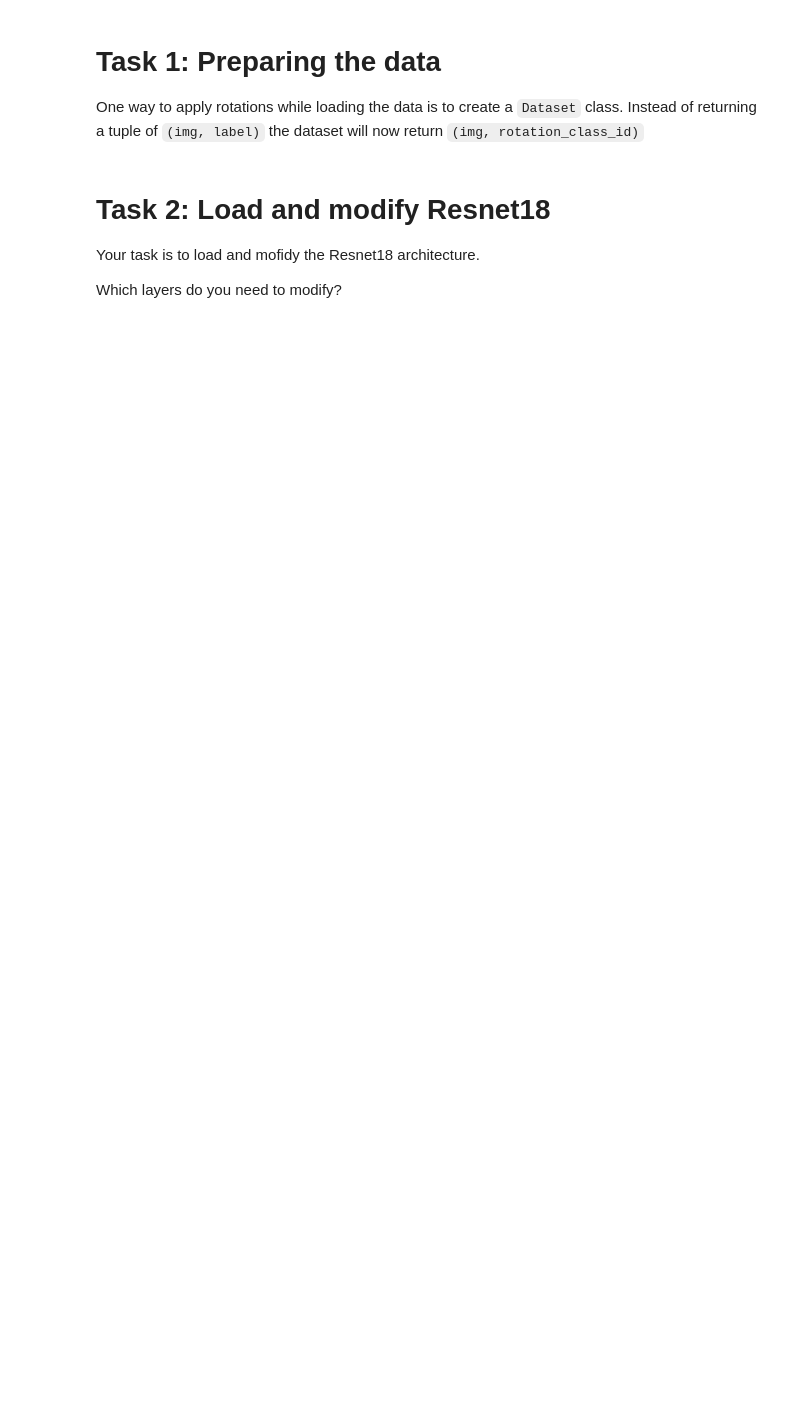
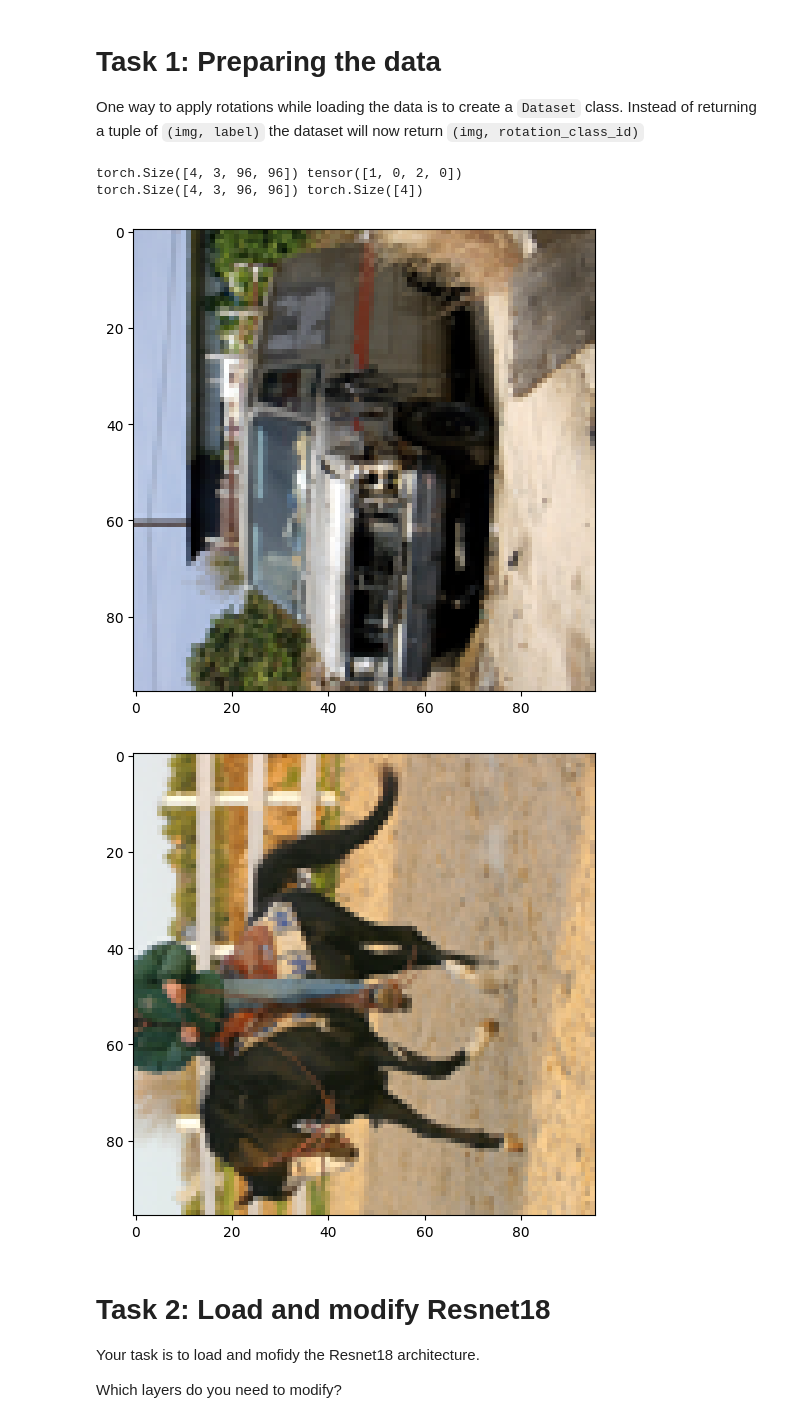
Before and after one commit to dpkass/HHU-Master-Representation-Learning, a Jupyter notebook: assignment_02/rotation_prediction.ipynb, the cells around one changed output. Saved outputs shown, nothing was run; the diff lists cells and outputs as text; code cells hidden in the pictures; blank space fills up the shorter version.

```diff
--- a/assignment_02/rotation_prediction.ipynb
+++ b/assignment_02/rotation_prediction.ipynb
@@ -61,7 +63,7 @@ Instead of returning a tuple of `(img, label)` the dataset will now return `(img
 class STL10Rot(Dataset):
     ### START CODE HERE ### (> 10 line)
     def __init__(self, split, transform=None):
-        self.data = STL10(root='../data', split=split, transform=transform, download=True)
+        self.data = STL10(root='./data', split=split, transform=transform, download=True)
         self.classes = torch.arange(4)
 
     def __len__(self): return len(self.data)
@@ -73,35 +75,40 @@ class STL10Rot(Dataset):
     ### END CODE HERE ###
 
 
 def load_data(batch_size=128, train_split="unlabeled", test_split="test", rotated=True):
     # Returns a train and validation dataloader for STL10 dataset
     transf = T.Compose([T.ToTensor()])
     if rotated:
         train_ds = STL10Rot(split=train_split, transform=transf)
         val_ds = STL10Rot(split=test_split, transform=transf)
     else:
-        train_ds = STL10(root='../data', split=train_split, transform=transf, download=True)
-        val_ds = STL10(root='../data', split=test_split, transform=transf, download=True)
+        train_ds = STL10(root='./data', split=train_split, transform=transf, download=True)
+        val_ds = STL10(root='./data', split=test_split, transform=transf, download=True)
     train_dl = DataLoader(train_ds, batch_size=batch_size, shuffle=True, num_workers=num_workers)
     val_dl = DataLoader(val_ds, batch_size=batch_size, shuffle=False, num_workers=num_workers)
     return train_dl, val_dl
 
 
 def test_load_data():
     train_dl, val_dl = load_data(batch_size=4)
     for i, (x, y) in enumerate(train_dl):
         print(x.shape, y)
         plt.figure(figsize=(6, 6))
         imshow(x[0, ...])
         break
     for i, (x, y) in enumerate(val_dl):
         print(x.shape, y.shape)
         plt.figure(figsize=(6, 6))
         imshow(x[0, ...])
         break
 
 
 test_load_data()
+# %% [output]
+torch.Size([4, 3, 96, 96]) tensor([1, 0, 2, 0])
+torch.Size([4, 3, 96, 96]) torch.Size([4])
+[figure, added]
+[figure, added]
 # %% [markdown]
 # Task 2: Load and modify Resnet18
 
```
Also changed, not shown: parts of 9 cells of this notebook, 1 other file.
